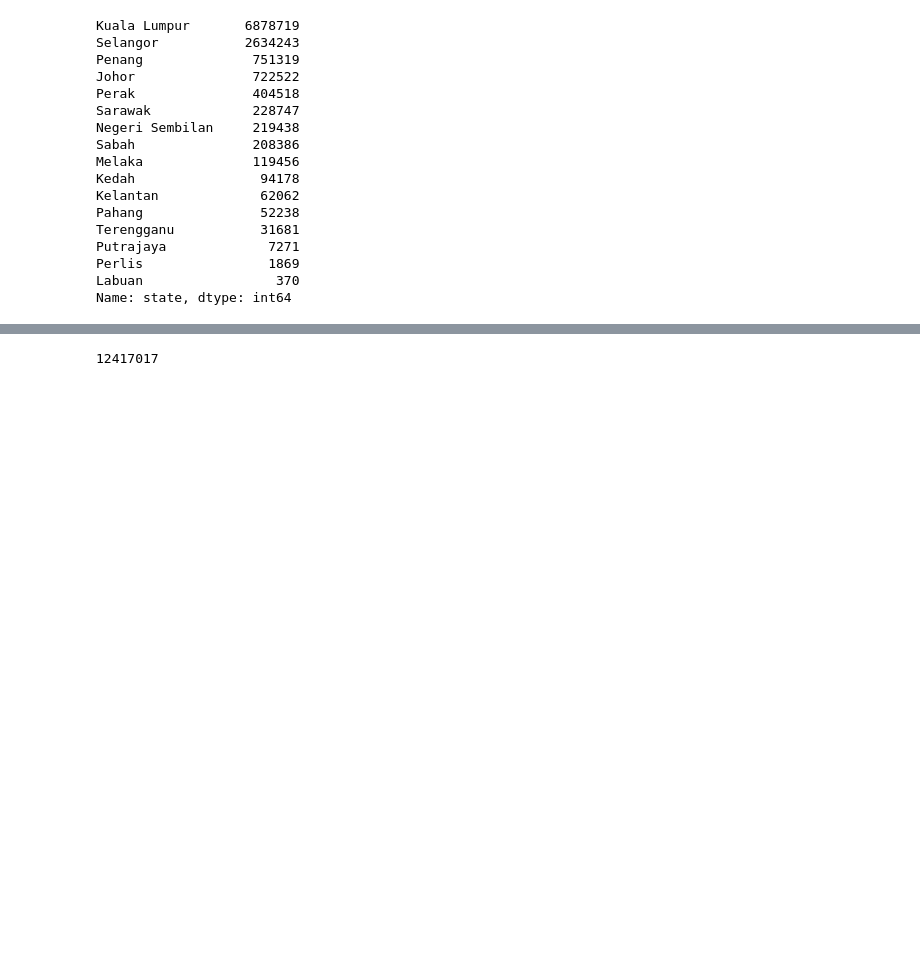
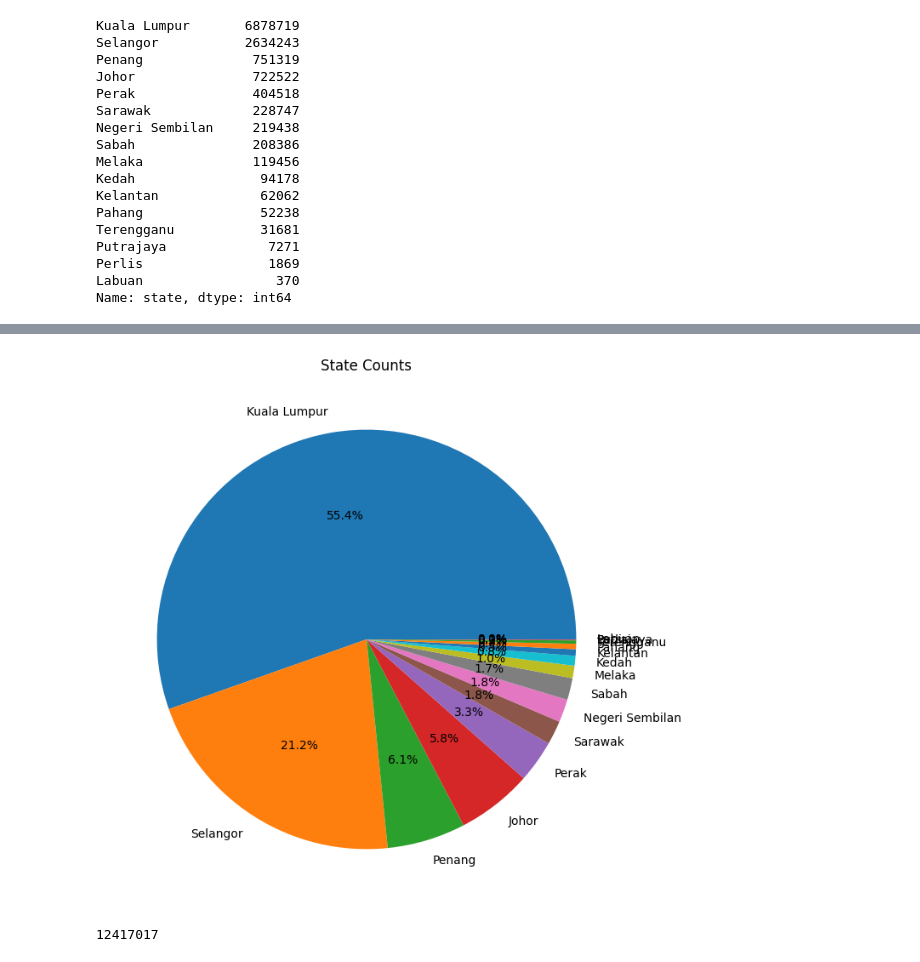
Before and after one commit to shrivatsashetty/Projects, a Jupyter notebook: Synamedia_Project.ipynb, the cells around one changed output, grey strips where cells are left out. Drawn from its saved outputs; the diff is of its cells as text; code cells hidden in the pictures; blank space fills up the shorter version.

```diff
--- a/Synamedia_Project.ipynb
+++ b/Synamedia_Project.ipynb
@@ -230,3 +246,11 @@ Name: state, dtype: int64
+# %%
+plt.figure(figsize=(8, 8))
+cleaned_df_states.plot(kind='pie', autopct='%1.1f%%')
+plt.title('State Counts')
+plt.ylabel('')  # Remove the default ylabel
+plt.show()
+# %% [output]
+[figure, added]
 # %%
 cleaned_df_states.sum()
 # %% [output]
```
Also changed, not shown: parts of 16 cells of this notebook.
